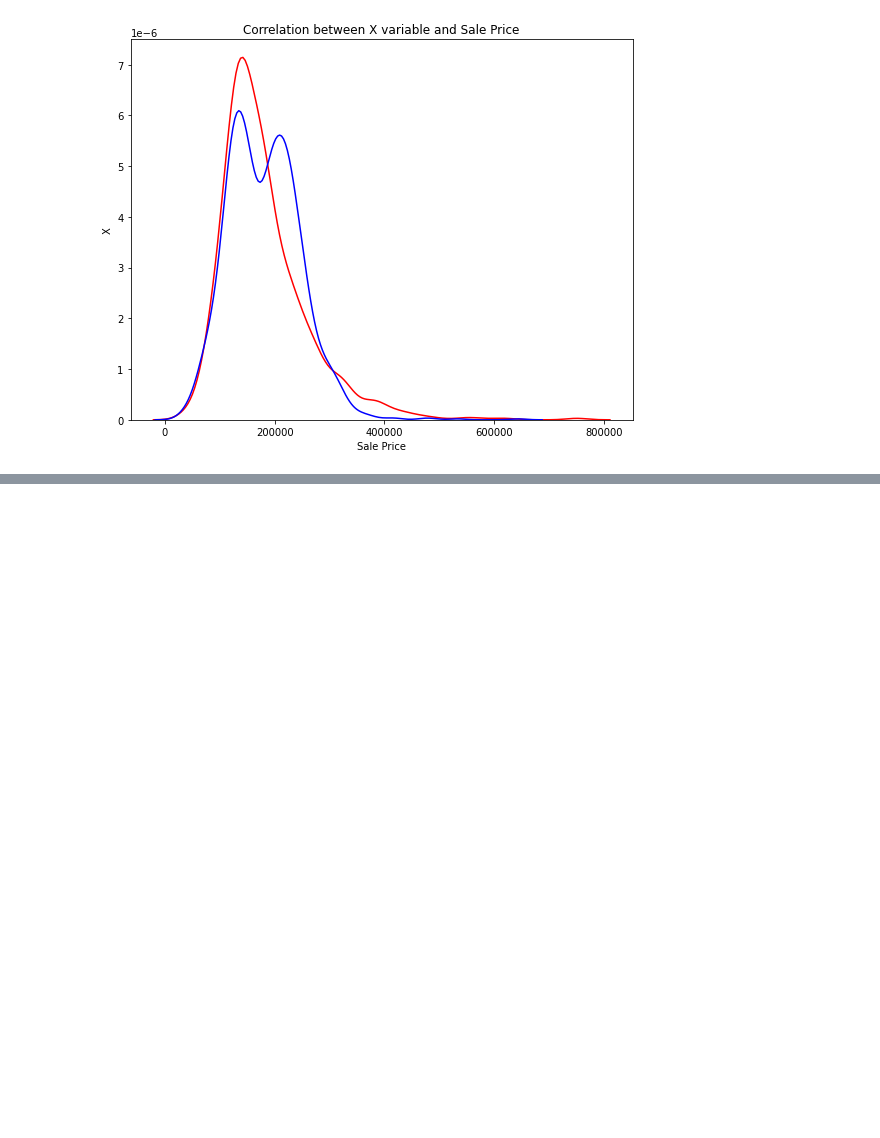
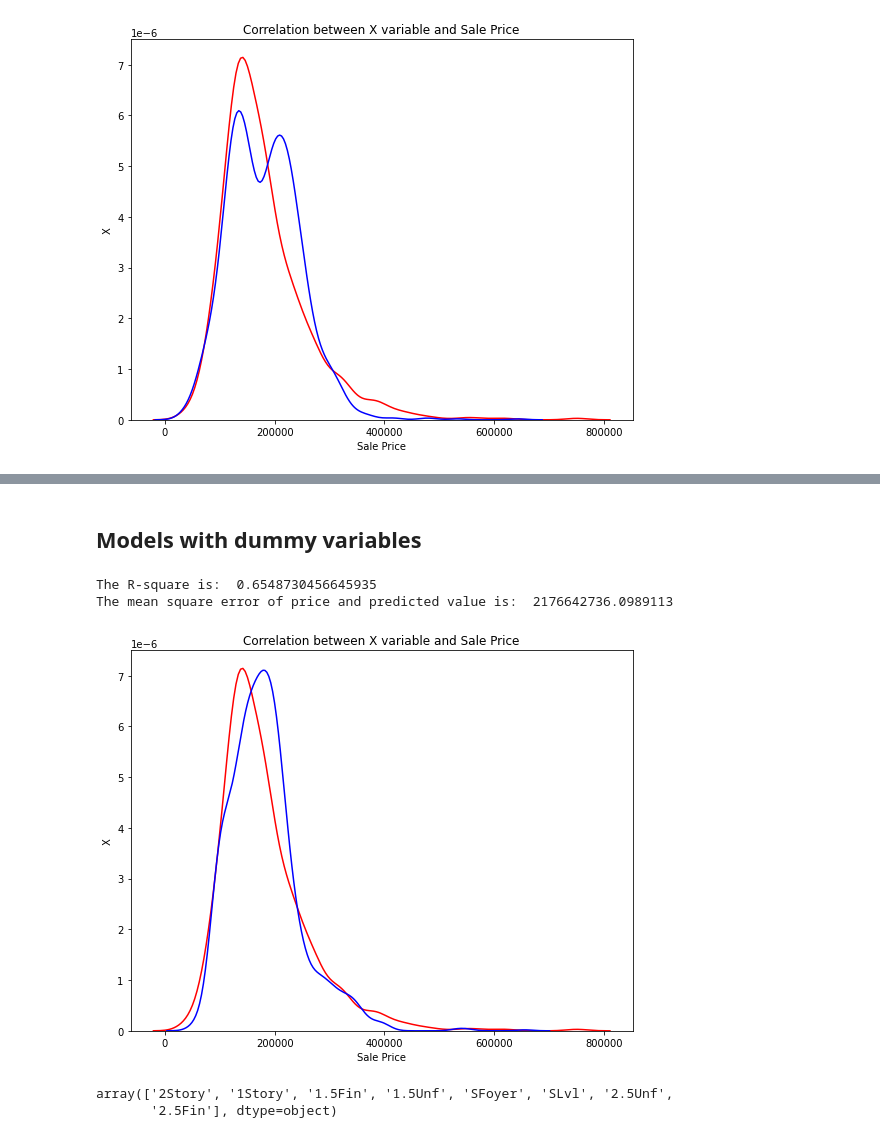
Before and after one commit to bakphoom/Python, a Jupyter notebook: Housing_price_model_dev_Gunnar_Erickson.ipynb, the cells around one changed output, grey strips where cells are left out. Saved outputs shown, nothing was run; the diff lists cells and outputs as text; code cells hidden in the pictures; blank space fills up the shorter version.

```diff
--- a/Housing_price_model_dev_Gunnar_Erickson.ipynb
+++ b/Housing_price_model_dev_Gunnar_Erickson.ipynb
@@ -128,0 +262,13 @@ The mean square error of price and predicted value is:  2119090222.7760875
+# %% [markdown]
+## Models with dummy variables
+# %%
+model_eval(df_house[['SqFt','Attchd','Ex','Family','YrSold','CarPort']],df_house['SalePrice'])
+# %% [output]
+The R-square is:  0.6548730456645935
+The mean square error of price and predicted value is:  2176642736.0989113
+[figure, added]
+# %%
+df_house['HouseStyle'].unique()
+# %% [output]
+array(['2Story', '1Story', '1.5Fin', '1.5Unf', 'SFoyer', 'SLvl', '2.5Unf',
+       '2.5Fin'], dtype=object)
```
Also changed, not shown: parts of 49 cells of this notebook.
